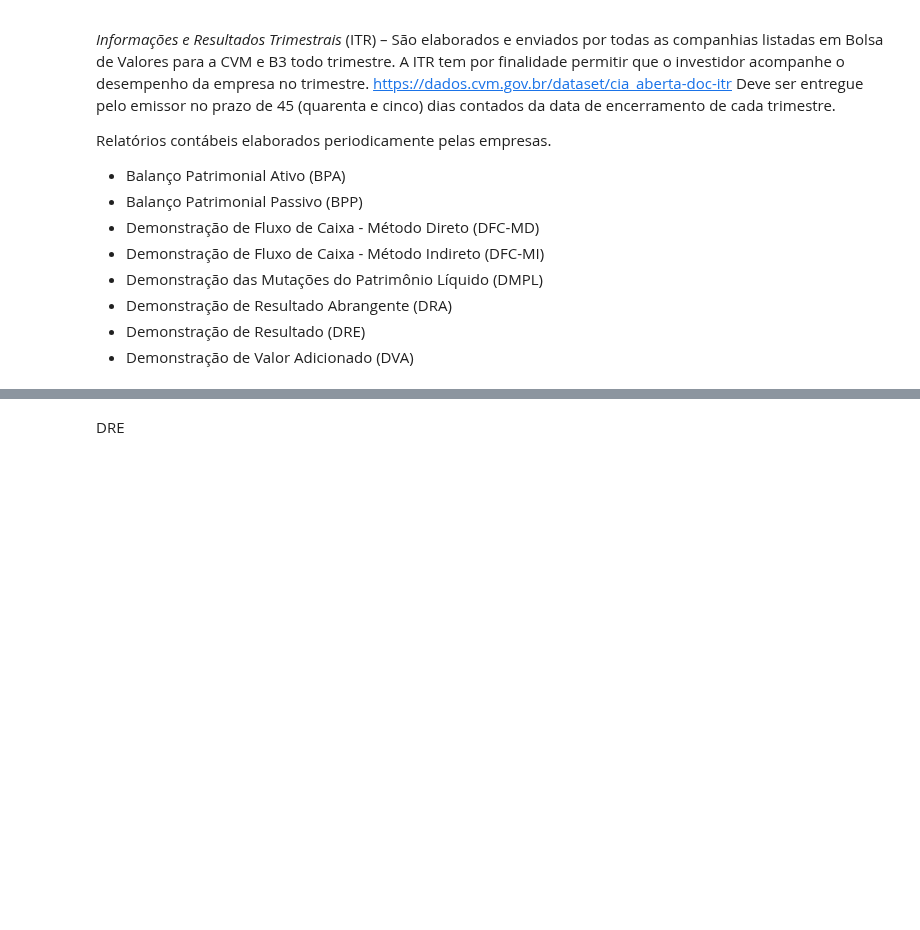
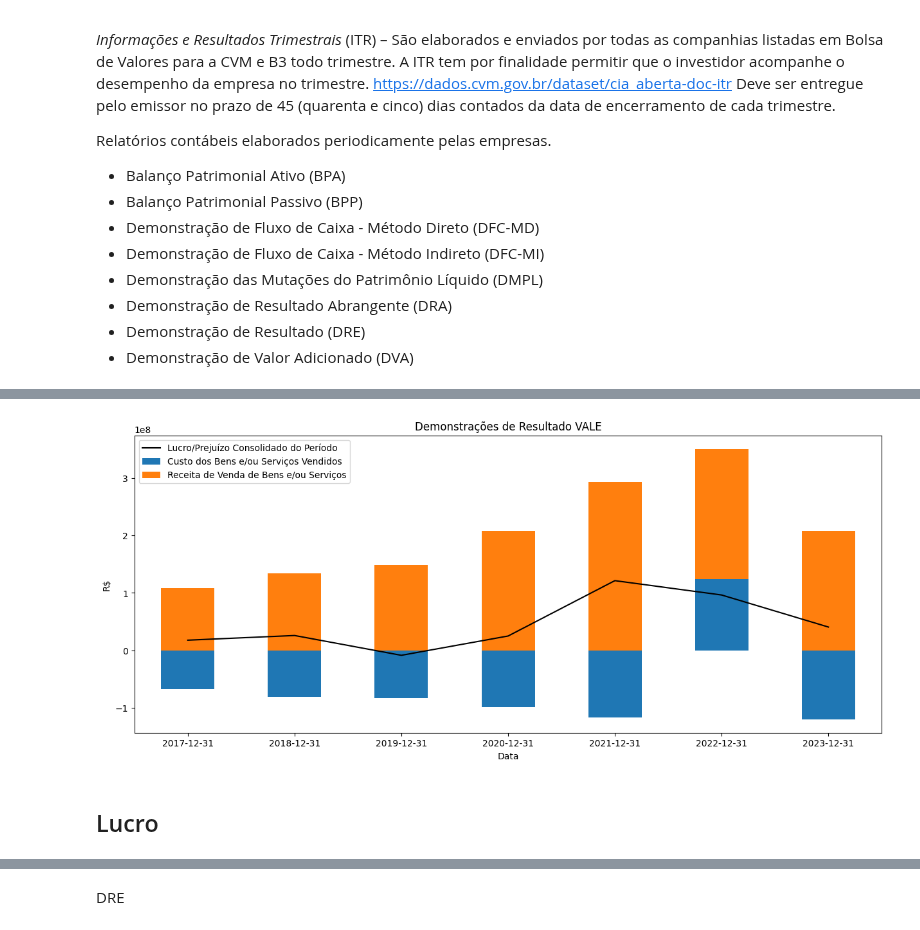
Before and after one commit to BDonadelli/Finance-playground, a Jupyter notebook: CVM_DRE_v2.ipynb, the cells around one changed output, grey strips where cells are left out. Drawn from its saved outputs; the diff is of its cells as text; code cells hidden in the pictures; blank space fills up the shorter version.

```diff
--- a/CVM_DRE_v2.ipynb
+++ b/CVM_DRE_v2.ipynb
@@ -135,0 +142,8 @@ Removidos: /home/yair/GHub/Codigos-em-financas/data/dfp_cia_aberta_2021.zip, Rem
+# %%
+path=get_data( start_year = ano_inicio, end_year = ano_fim , reports = ['DRE'] )
+# %%
+## DRE
+for filename in os.listdir(path):
+    if filename.endswith('.csv') and 'DRE' in filename and str(ano_inicio) in filename and str(ano_fim) in filename :
+        dre = pd.read_csv(f'{path}/{filename}', parse_dates=True)
+# dre
@@ -135,0 +163,7 @@ Removidos: /home/yair/GHub/Codigos-em-financas/data/dfp_cia_aberta_2021.zip, Rem
+# %%
+if len(resultado.drop_duplicates()[['CD_CVM']].values) == 1:
+    cod_cvm = resultado.drop_duplicates()[['CD_CVM']].values[0][0]
+else:
+    cod_cvm= int(input(f"Digite o código CVM dentre {list(resultado['CD_CVM'].drop_duplicates().values)}: "))
+empresa = dre[dre['CD_CVM']==cod_cvm]['DENOM_CIA'].drop_duplicates().values[0]
+empresa
@@ -135,0 +221,26 @@ Removidos: /home/yair/GHub/Codigos-em-financas/data/dfp_cia_aberta_2021.zip, Rem
+# %%
+dre_pivot = (dre[(dre.CD_CVM == cod_cvm) & (dre.ORDEM_EXERC == 'ÚLTIMO')
+               & (dre.CD_CONTA.isin(['3.11', '3.01', '3.02']))]).pivot_table(index = 'DT_REFER', columns = 'DS_CONTA', values = 'VL_CONTA')
+dre_pivot.dropna(inplace=True)
+# %%
+import matplotlib.pyplot as plt
+# Cria o gráfico da DRE
+fig, ax = plt.subplots(figsize=(15, 6))
+
+# Plotando as barras empilhadas
+dre_pivot.drop(['Lucro/Prejuízo Consolidado do Período'], axis=1).plot(kind='bar', stacked=True, ax=ax)
+
+# Plotando a linha preta para 'Lucro/Prejuízo Consolidado do Período'
+dre_pivot[['Lucro/Prejuízo Consolidado do Período']].plot(ax=ax, color=['black'])
+
+# Configurações do gráfico
+ax.set_xlabel('Data')
+ax.set_ylabel('R$')
+ax.set_title(f'Demonstrações de Resultado {busca.upper()}')
+ax.legend(loc='best')
+
+plt.show()
+# %% [output]
+[figure, added]
+# %% [markdown]
+## Lucro
```
Also changed, not shown: parts of 27 cells of this notebook, 1 other file.
